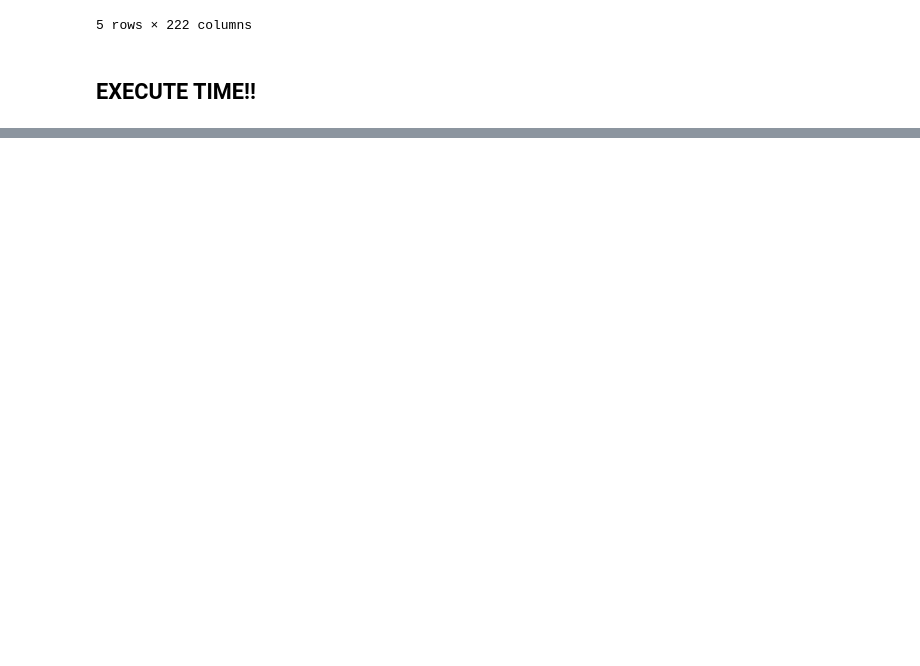
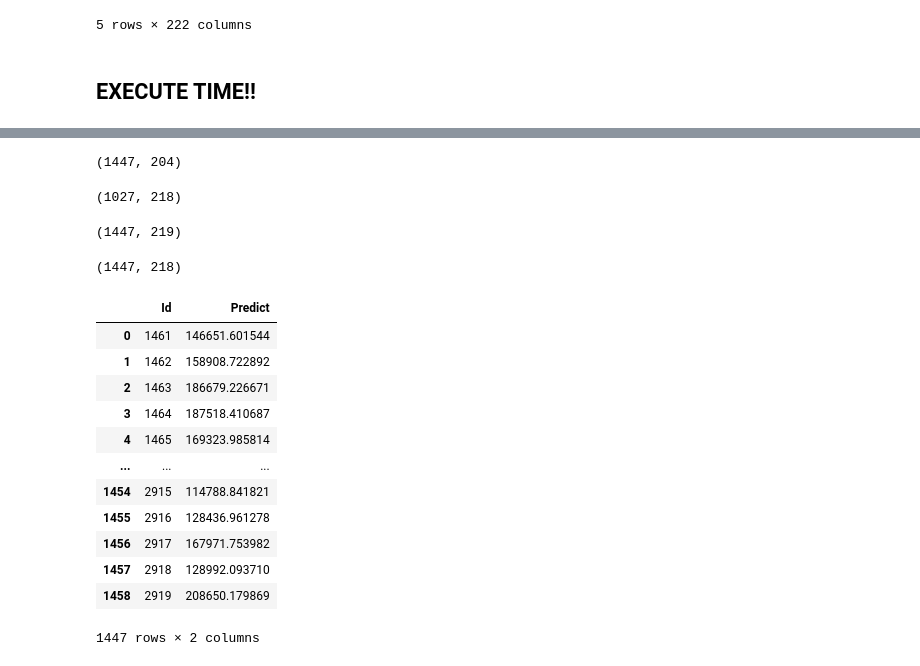
Before and after one commit to sultanardia/House-Prices, a Jupyter notebook: House_Prices_Advanced_Regression_Techniques.ipynb, the cells around one changed output, grey strips where cells are left out. Saved outputs shown, nothing was run; the diff lists cells and outputs as text; code cells hidden in the pictures; blank space fills up the shorter version.

```diff
--- a/House_Prices_Advanced_Regression_Techniques.ipynb
+++ b/House_Prices_Advanced_Regression_Techniques.ipynb
@@ -255,0 +321,56 @@ R2 : 0.8464325364085992
+# %%
+df_test = pd.read_csv('/content/drive/MyDrive/Dataset/Kaggle 1/test.csv')
+
+df_test.drop(drop_col, axis = 1, inplace = True)
+df_test.dropna(axis = 0, inplace = True)
+
+Id = df_test['Id']
+
+df_test.drop('Id', axis = 1, inplace = True)
+
+df_test_dummy = pd.get_dummies(df_test)
+df_test_dummy.shape
+# %% [output]
+(1447, 204)
+# %%
+X_train.shape
+# %% [output]
+(1027, 218)
+# %%
+missing_col = set(X_train.columns) - set(df_test_dummy)
+
+for c in missing_col:
+    df_test_dummy[c] = 0
+
+df_test_dummy.shape
+# %% [output]
+(1447, 219)
+# %%
+extra_col = set(df_test_dummy) - set(X_train.columns)
+df_test_dummy.drop(extra_col, axis = 1, inplace = True)
+df_test_dummy.shape
+# %% [output]
+(1447, 218)
+# %%
+df_test_dummy.sort_index(axis = 1, inplace = True)
+# %%
+df_test_predict = las.predict(df_test_dummy)
+
+pd.DataFrame({
+    'Id' : Id,
+    'Predict' : df_test_predict
+})
+# %% [output]
+|  | Id | Predict |
+| 0 | 1461 | 146651.601544 |
+| 1 | 1462 | 158908.722892 |
+| 2 | 1463 | 186679.226671 |
+| 3 | 1464 | 187518.410687 |
+| 4 | 1465 | 169323.985814 |
+| ... | ... | ... |
+| 1454 | 2915 | 114788.841821 |
+| 1455 | 2916 | 128436.961278 |
+| 1456 | 2917 | 167971.753982 |
+| 1457 | 2918 | 128992.093710 |
+| 1458 | 2919 | 208650.179869 |
+1447 rows × 2 columns
```
Also changed, not shown: parts of 12 cells of this notebook.
